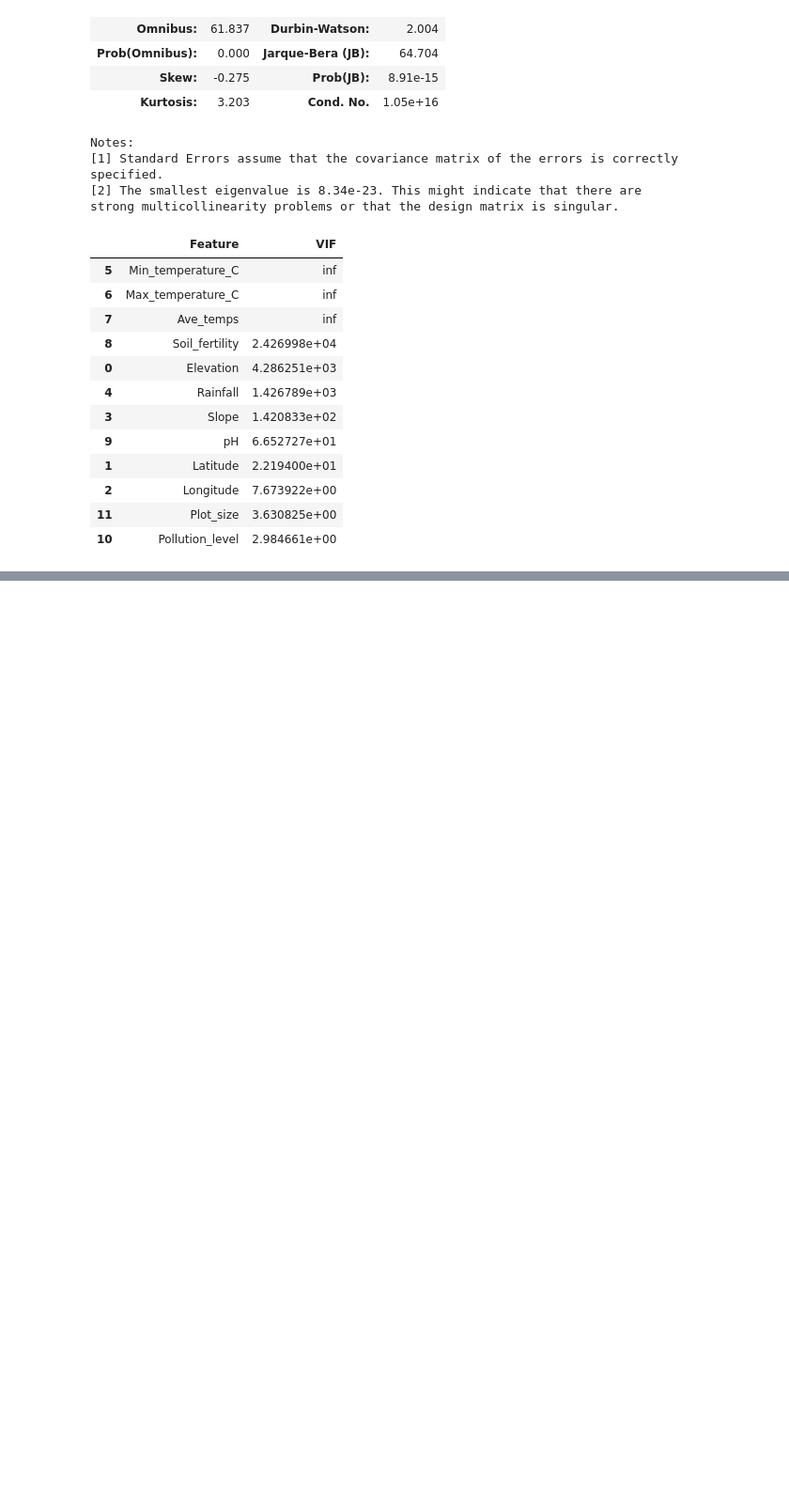
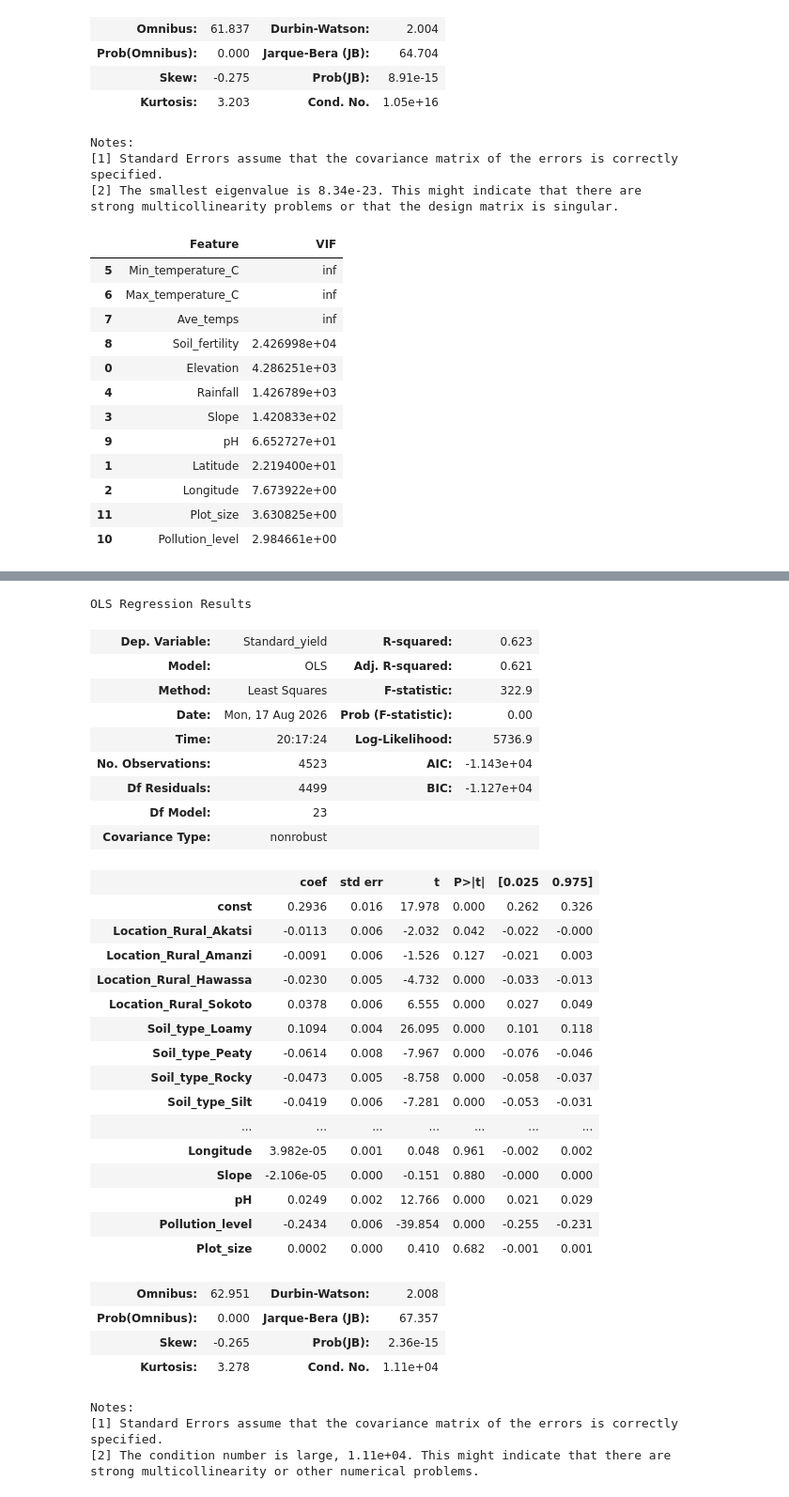
Before and after one commit to Vincent-kiptoo/maji-ndogo-yield-intelligence, a Jupyter notebook: notebooks/02_baseline_ols.ipynb, the cells around one changed output, grey strips where cells are left out. Shown at 94% size. Drawn from its saved outputs; the diff is of its cells as text; code cells hidden in the pictures; blank space fills up the shorter version.

```diff
--- a/notebooks/02_baseline_ols.ipynb
+++ b/notebooks/02_baseline_ols.ipynb
@@ -369,0 +333,47 @@ def ols_model_2(y_train, X_train_ols)
+# %%
+df_processor(X_train, X_test)
+X_train_ols, X_test_ols = add_constant(X_train_df, X_test_df)
+X_train_ols = X_train_ols.drop(columns=[
+    "Min_temperature_C", "Max_temperature_C", "Ave_temps",
+    "Soil_fertility", "Rainfall"])
+X_test_ols = X_test_ols.drop(columns=[
+    "Min_temperature_C", "Max_temperature_C", "Ave_temps",
+    "Soil_fertility", "Rainfall"])
+# %%
+fitted_model, summary = ols_model(y_train, X_train_ols)
+display(summary)
+# %% [output]
+OLS Regression Results
+| Dep. Variable: | Standard_yield | R-squared: | 0.623 |
+| Model: | OLS | Adj. R-squared: | 0.621 |
+| Method: | Least Squares | F-statistic: | 322.9 |
+| Date: | Mon, 17 Aug 2026 | Prob (F-statistic): | 0.00 |
+| Time: | 20:17:24 | Log-Likelihood: | 5736.9 |
+| No. Observations: | 4523 | AIC: | -1.143e+04 |
+| Df Residuals: | 4499 | BIC: | -1.127e+04 |
+| Df Model: | 23 |  |  |
+| Covariance Type: | nonrobust |  |  |
+|  | coef | std err | t | P>|t| | [0.025 | 0.975] |
+| const | 0.2936 | 0.016 | 17.978 | 0.000 | 0.262 | 0.326 |
+| Location_Rural_Akatsi | -0.0113 | 0.006 | -2.032 | 0.042 | -0.022 | -0.000 |
+| Location_Rural_Amanzi | -0.0091 | 0.006 | -1.526 | 0.127 | -0.021 | 0.003 |
+| Location_Rural_Hawassa | -0.0230 | 0.005 | -4.732 | 0.000 | -0.033 | -0.013 |
+| Location_Rural_Sokoto | 0.0378 | 0.006 | 6.555 | 0.000 | 0.027 | 0.049 |
+| Soil_type_Loamy | 0.1094 | 0.004 | 26.095 | 0.000 | 0.101 | 0.118 |
+| Soil_type_Peaty | -0.0614 | 0.008 | -7.967 | 0.000 | -0.076 | -0.046 |
+| Soil_type_Rocky | -0.0473 | 0.005 | -8.758 | 0.000 | -0.058 | -0.037 |
+| Soil_type_Silt | -0.0419 | 0.006 | -7.281 | 0.000 | -0.053 | -0.031 |
+| ... | ... | ... | ... | ... | ... | ... |
+| Longitude | 3.982e-05 | 0.001 | 0.048 | 0.961 | -0.002 | 0.002 |
+| Slope | -2.106e-05 | 0.000 | -0.151 | 0.880 | -0.000 | 0.000 |
+| pH | 0.0249 | 0.002 | 12.766 | 0.000 | 0.021 | 0.029 |
+| Pollution_level | -0.2434 | 0.006 | -39.854 | 0.000 | -0.255 | -0.231 |
+| Plot_size | 0.0002 | 0.000 | 0.410 | 0.682 | -0.001 | 0.001 |
+| Omnibus: | 62.951 | Durbin-Watson: | 2.008 |
+| Prob(Omnibus): | 0.000 | Jarque-Bera (JB): | 67.357 |
+| Skew: | -0.265 | Prob(JB): | 2.36e-15 |
+| Kurtosis: | 3.278 | Cond. No. | 1.11e+04 |
+Notes:
+[1] Standard Errors assume that the covariance matrix of the errors is correctly specified.
+[2] The condition number is large, 1.11e+04. This might indicate that there are
+strong multicollinearity or other numerical problems.
```
Also changed, not shown: parts of 21 cells of this notebook.
